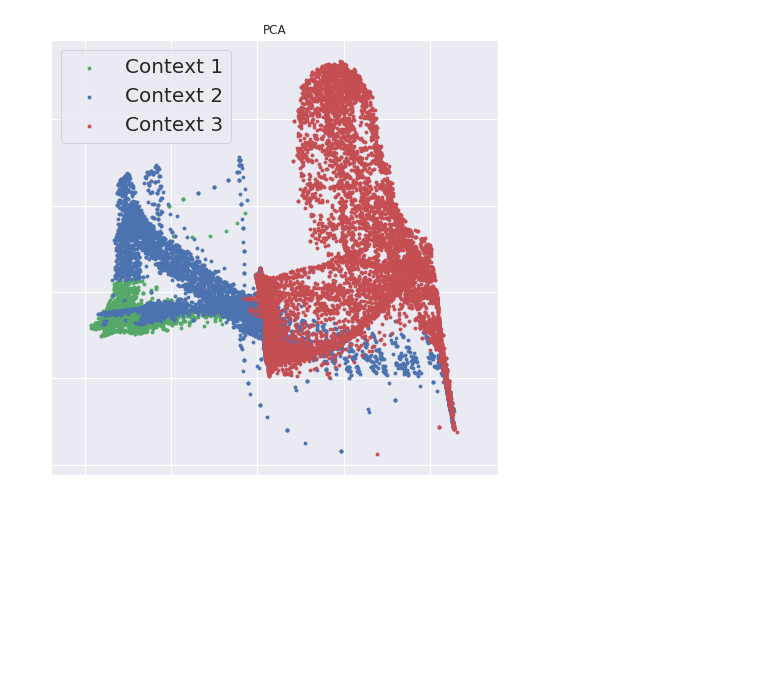
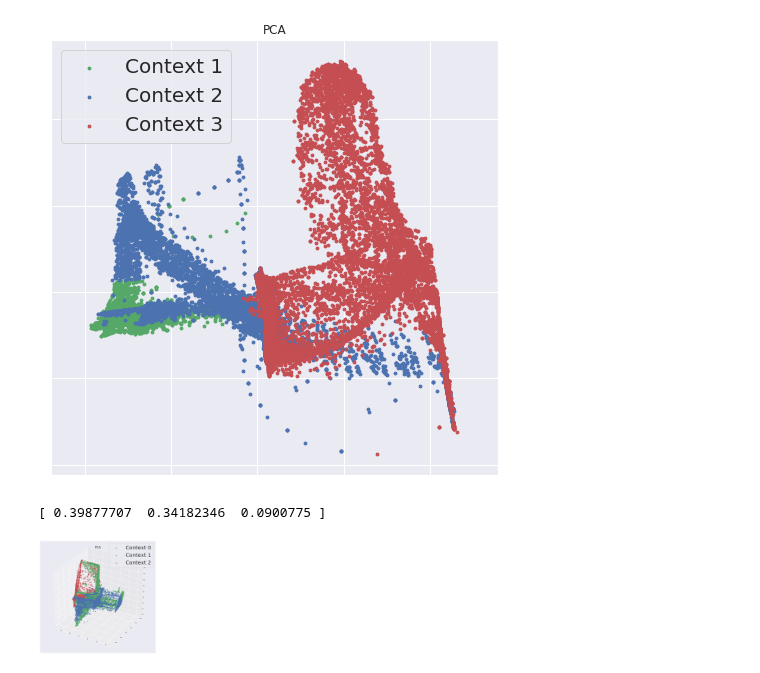
Before and after one commit to sharma-arjun/DirectedInfo-GAIL, a Jupyter notebook: IL/plots/pca_mujoco.ipynb, the cells around one changed output. Drawn from its saved outputs; the diff is of its cells as text; code cells hidden in the pictures; blank space fills up the shorter version.

Commit message:
Fix pca for walker task.

```diff
--- a/IL/plots/pca_mujoco.ipynb
+++ b/IL/plots/pca_mujoco.ipynb
@@ -111,14 +113,8 @@ def plot_pca_walker(pkl_path):
         context_list.append(traj_context)
 
     state_array = np.array(state_list)
-    state_array = np.reshape(state_array,
-                                 (state_array.shape[0]*state_array.shape[1], state_array.shape[2]))
-    context_array = np.array(context_list)
-    context_array = np.reshape(context_array,
-                           (context_array.shape[0]*context_array.shape[1],))
-
-    context_colors = ['g', 'b', 'r', 'm', 'y', 'c', 'k', 'w']
-    traj_context_color = [context_colors[j] for j in context_array[:]]
+    state_array = np.reshape(state_array, (-1, state_array.shape[2]))
+    context_array = np.array(context_list).reshape((-1))
 
     pca = PCA(n_components=3)
     pca.fit(state_array)
@@ -130,26 +126,17 @@ def plot_pca_walker(pkl_path):
 
     fig = plt.figure(figsize=(8.0,8.0))
     ax = fig.add_subplot(111, projection='3d')
-
-    ax.scatter(state_transformed[:, 0][context_array == 0],
-               state_transformed[:, 1][context_array == 0],
-               state_transformed[:, 2][context_array == 0],
-               color='g',
-               label='Context 1',
-               s=8)
-    ax.scatter(state_transformed[:, 0][context_array == 1],
-               state_transformed[:, 1][context_array == 1],
-               state_transformed[:, 2][context_array == 1],
-               color='b',
-               label='Context 2',
-               s=8)
-    ax.scatter(state_transformed[:, 0][context_array == 2],
-               state_transformed[:, 1][context_array == 2],
-               state_transformed[:, 2][context_array == 2],
-               color='r',
-               label='Context 3',
-               s=8)
-
+    context_colors = ['g', 'b', 'r', 'm', 'y', 'c', 'k', 'w']
+    all_context_list = np.unique(context_array).tolist()
+    for i in range(len(all_context_list)):
+        data = state_transformed[context_array == all_context_list[i], :]
+        ax.scatter(
+            data[:, 0],
+            data[:, 1],
+            data[:, 2],
+            color=context_colors[i],
+            label='Context {}'.format(all_context_list[i]),
+            s=8)
 
     ax.axis('equal')
     ax.axes.xaxis.set_ticklabels([])
@@ -169,5 +156,7 @@ def plot_pca_walker(pkl_path):
 pkl_path = '../results/walker_2d/discrete_vae/expert_trajs_100/batch_64_context_3_no_time/results/results_cp_1000.pkl'
 save_path = '../mujoco_results/pca_walker_expert.pdf'
 
-plot_pca_hopper('../results/hopper/discrete_vae/batch_64_context_4_no_time/results/results_cp_640_expert_states.pkl')
+# plot_pca_hopper('../results/hopper/discrete_vae/batch_64_context_4_no_time/results/results_cp_640_expert_states.pkl')
+
+plot_pca_walker('../results/walker/vae/batch_64_context_4_no_time/results/results_cp_1000.pkl')
 # %% [output]
@@ -175 +164,3 @@ plot_pca_hopper('../results/hopper/discrete_vae/batch_64_context_4_no_time/resul
 [figure]
+[ 0.39877707  0.34182346  0.0900775 ]
+[figure, added]
```
Also changed, not shown: parts of 2 cells of this notebook.
